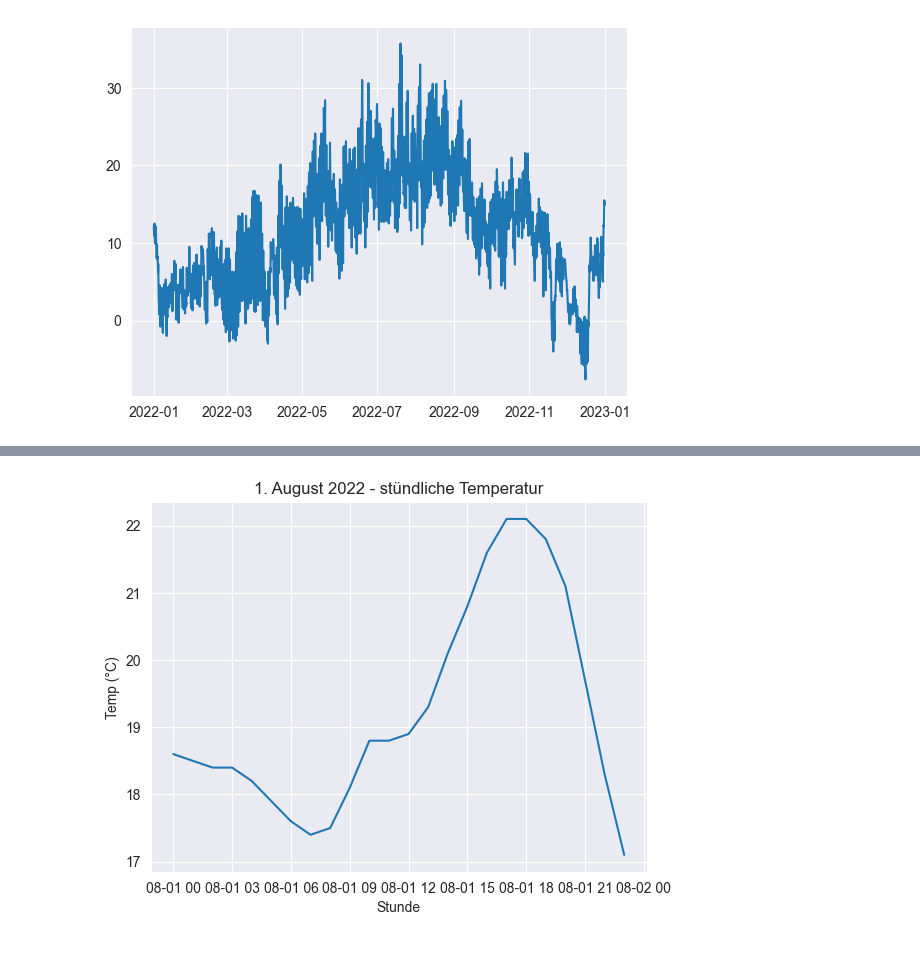
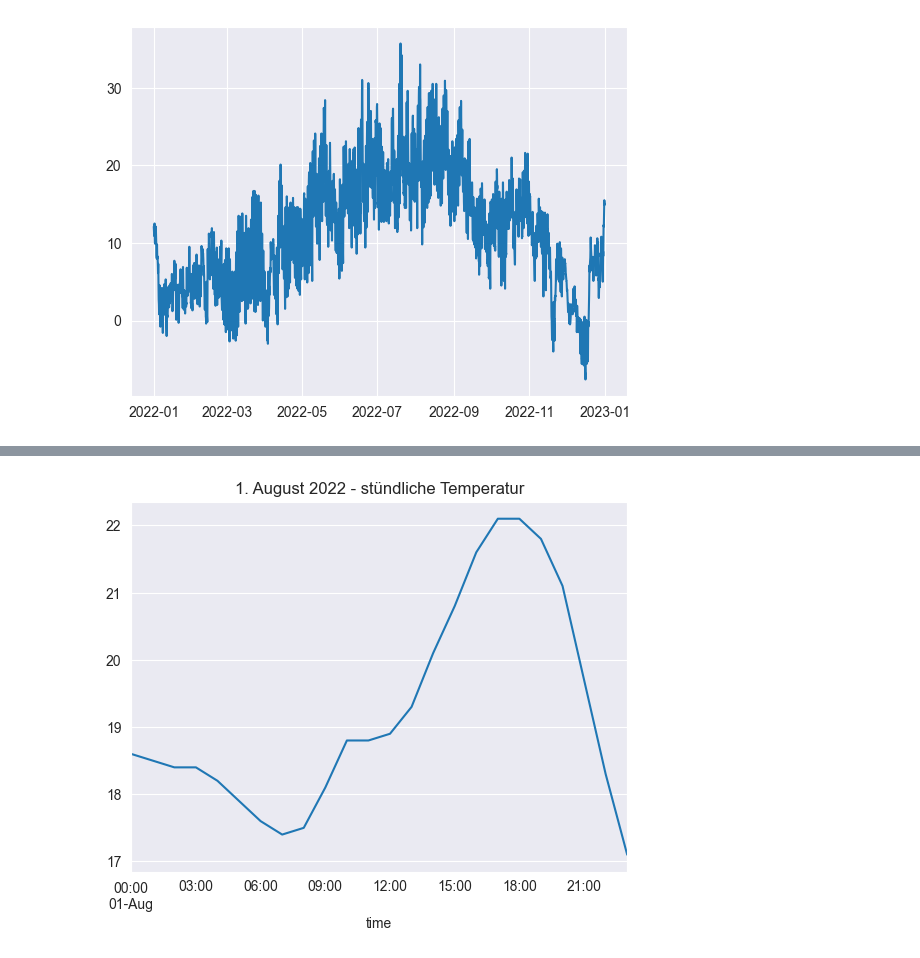
Before and after one commit to Malte-W-Schule/Datenanalyse_Sem_03, a Jupyter notebook: Blatt 6/Blatt_06.ipynb, the cells around one changed output, grey strips where cells are left out. Cells and saved outputs as stored; diff of their text form; code cells hidden in the pictures.

```diff
--- a/Blatt 6/Blatt_06.ipynb
+++ b/Blatt 6/Blatt_06.ipynb
@@ -16,21 +16,18 @@ zeichnen Sie ein Liniendiagramm
 für die Temperaturwerte in 2m
 über dem Boden  (1)
 # %%
-import datetime
-from math import trunc
-
+import numpy as np
 import pandas as pd
-import seaborn as sns
 import matplotlib.pyplot as plt
 
 df = pd.read_csv("herford_weather.csv")
 
-df["time"] = pd.to_datetime(df["time"])         #time zu datatype datetime ändern
+df['time'] = pd.to_datetime(df['time'])         #time zu datatype datetime ändern
 
-df = df.set_index("time")                       #index zu time ändern
+df.set_index('time',inplace=True)          #index zu time ändern
 
-df["temperature_2m (°C)"].plot()                #plotten
-plt.xlabel("time")
-plt.ylabel("Temperature (°C)")
+df['temperature_2m (°C)'].plot(figsize=(10, 5)) #plotten
+#plt.xlabel("time")
+#plt.ylabel("Temperature (°C)")
 plt.show()
 # %% [output]
@@ -79,17 +83,12 @@ plt.show()
 # %%
-# 2 --- A ---
-aug_1_2022 = datetime.datetime(2022,8,1)                            # date zum vergleichen erstellen
+# 2 --- A --- 1 aug 2022 darstellen
+df_august = df.loc['2022-08-01'].copy()
+df_august = df_august.resample("h").mean() # Tagesmittel
 
-constrained_hourly = df_2022.loc[aug_1_2022.strftime("%Y-%m-%d")]   # 2) Stundenwerte vom Original nehmen
+df_august["temperature_2m (°C)"].plot()
 
-plt.plot(constrained_hourly["temperature_2m (°C)"])
-
-#plt.xticks(ticks=range(24), labels=range(24))
-plt.xlabel("Stunde")
-
-plt.ylabel("Temp (°C)")
 plt.title("1. August 2022 - stündliche Temperatur")
 plt.show()
 # %% [output]
-[figure, old version]
+[figure, new version]
 # %%
```
Also changed, not shown: parts of 7 cells of this notebook, 1 other file.
